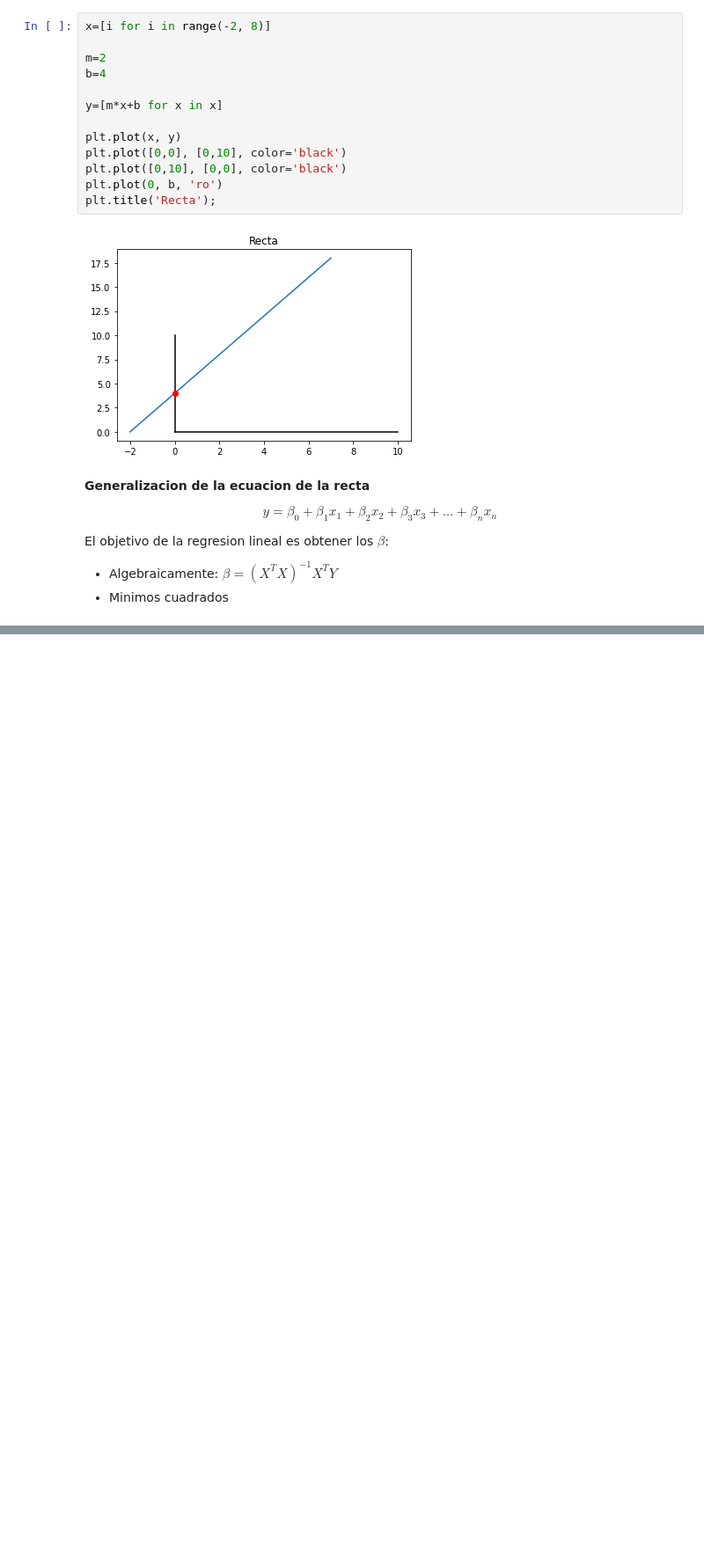
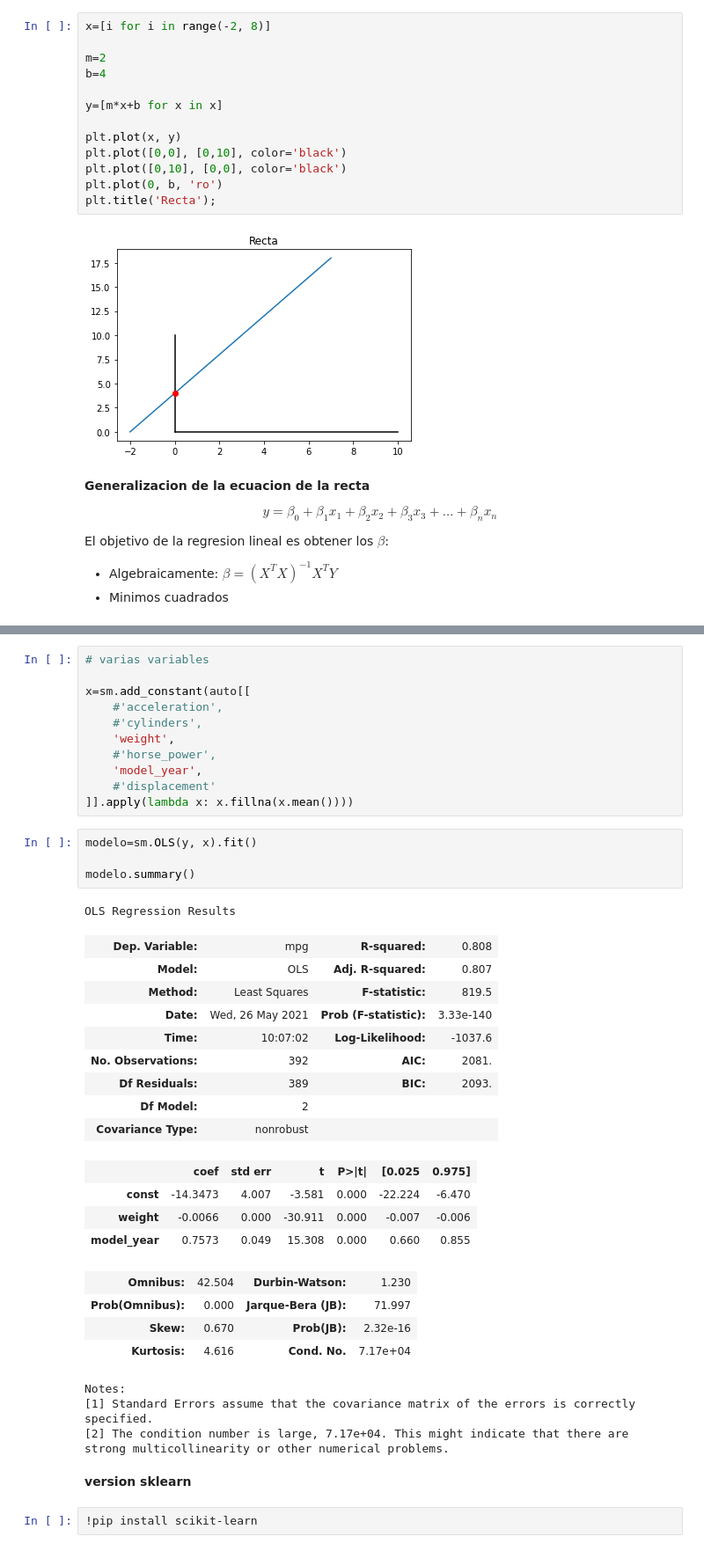
Before and after one commit to Ironhack-Data-Madrid-Abril-2021/Material_Clase, a Jupyter notebook: semana_5/3.1 - Regresion lineal (ing. carac.).ipynb, the cells around one changed output, grey strips where cells are left out. Shown at 88% size. Drawn from its saved outputs; the diff is of its cells as text; blank space fills up the shorter version.

```diff
--- a/semana_5/3.1 - Regresion lineal (ing. carac.).ipynb
+++ b/semana_5/3.1 - Regresion lineal (ing. carac.).ipynb
@@ -32,0 +119,42 @@ El objetivo de la regresion lineal es obtener los $\beta$:
+# %%
+# varias variables
+
+x=sm.add_constant(auto[[
+    #'acceleration',
+    #'cylinders',
+    'weight',
+    #'horse_power',
+    'model_year',
+    #'displacement'
+]].apply(lambda x: x.fillna(x.mean())))
+# %%
+modelo=sm.OLS(y, x).fit()
+
+modelo.summary()
+# %% [output]
+OLS Regression Results
+| Dep. Variable: | mpg | R-squared: | 0.808 |
+| Model: | OLS | Adj. R-squared: | 0.807 |
+| Method: | Least Squares | F-statistic: | 819.5 |
+| Date: | Wed, 26 May 2021 | Prob (F-statistic): | 3.33e-140 |
+| Time: | 10:07:02 | Log-Likelihood: | -1037.6 |
+| No. Observations: | 392 | AIC: | 2081. |
+| Df Residuals: | 389 | BIC: | 2093. |
+| Df Model: | 2 |  |  |
+| Covariance Type: | nonrobust |  |  |
+|  | coef | std err | t | P>|t| | [0.025 | 0.975] |
+| const | -14.3473 | 4.007 | -3.581 | 0.000 | -22.224 | -6.470 |
+| weight | -0.0066 | 0.000 | -30.911 | 0.000 | -0.007 | -0.006 |
+| model_year | 0.7573 | 0.049 | 15.308 | 0.000 | 0.660 | 0.855 |
+| Omnibus: | 42.504 | Durbin-Watson: | 1.230 |
+| Prob(Omnibus): | 0.000 | Jarque-Bera (JB): | 71.997 |
+| Skew: | 0.670 | Prob(JB): | 2.32e-16 |
+| Kurtosis: | 4.616 | Cond. No. | 7.17e+04 |
+Notes:
+[1] Standard Errors assume that the covariance matrix of the errors is correctly specified.
+[2] The condition number is large, 7.17e+04. This might indicate that there are
+strong multicollinearity or other numerical problems.
+# %% [markdown]
+**version sklearn**
+# %%
+!pip install scikit-learn
```
Also changed, not shown: parts of 11 cells of this notebook.
